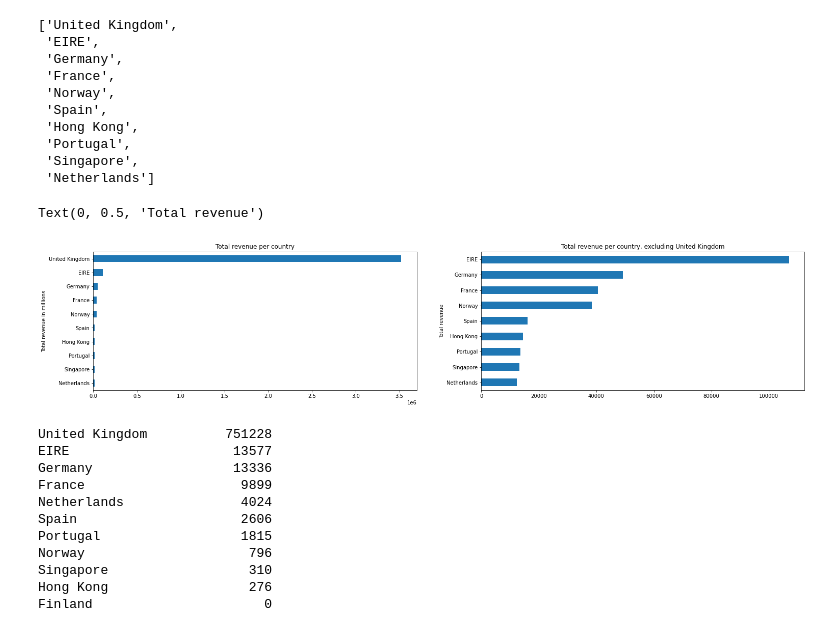
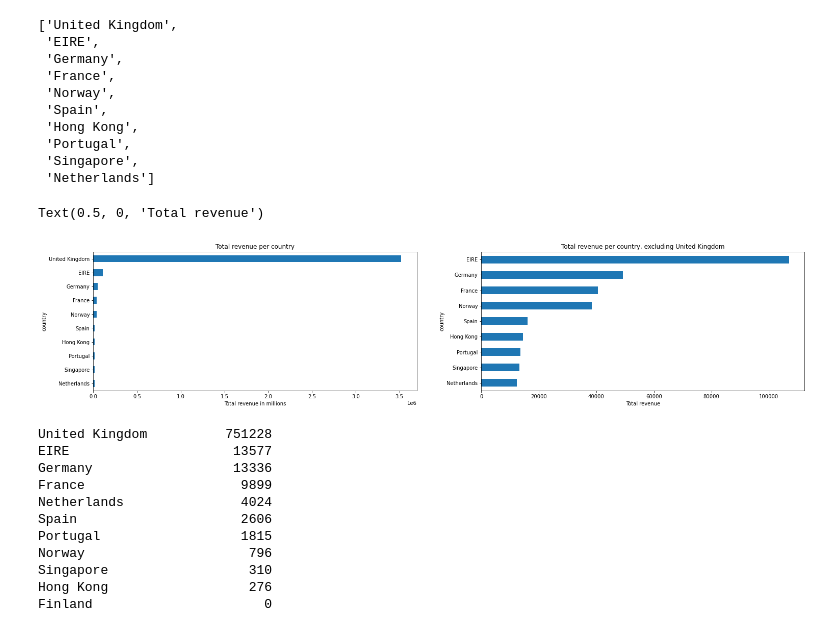
Before and after one commit to richardcure/capstone, a Jupyter notebook: EDA.ipynb, the cells around one changed output. Cells and saved outputs as stored; diff of their text form; code cells hidden in the pictures.

```diff
--- a/EDA.ipynb
+++ b/EDA.ipynb
@@ -62,12 +33,8 @@ times_viewed      int64
 price           float64
 dtype: object
 # %%
-#make country and stream id categorical
-'''
-#invoice as well???
-'''
-
-df[['country','stream_id']] = df[['country', 'stream_id']].astype('category')
+#make country, stream id, invoice, customer_id categorical
+df[['country', 'stream_id', 'invoice', 'customer_id']] = df[['country', 'stream_id', 'invoice', 'customer_id']].astype('category')
 # %%
 df.dtypes
 # %% [output]
@@ -158,18 +136,18 @@ top10revenuecountries
 # %%
 #plot revenue by country
 fig, axs = plt.subplots(1,2, figsize=(25,5))
 
 top10['price'].sort_values(ascending=True).plot(kind='barh', ax=axs[0])
 axs[0].set_title('Total revenue per country')
-axs[0].yaxis.set_label_text('Total revenue in millions')
+axs[0].xaxis.set_label_text('Total revenue in millions')
 
 #excluding the UK
 top10['price'][1:10].sort_values(ascending=True).plot(kind='barh', ax=axs[1])
 axs[1].set_title('Total revenue per country, excluding United Kingdom')
-axs[1].yaxis.set_label_text('Total revenue')
+axs[1].xaxis.set_label_text('Total revenue')
 # %% [output]
-Text(0, 0.5, 'Total revenue')
+Text(0.5, 0, 'Total revenue')
-[figure, old version]
+[figure, new version]
 # %%
 #get indexes for non top 10 countries and remove rows to leave data for top 10 countries only
 indexnames = df[~df['country'].isin(top10revenuecountries)].index
```
Also changed, not shown: parts of 22 cells of this notebook, 12 other files.
